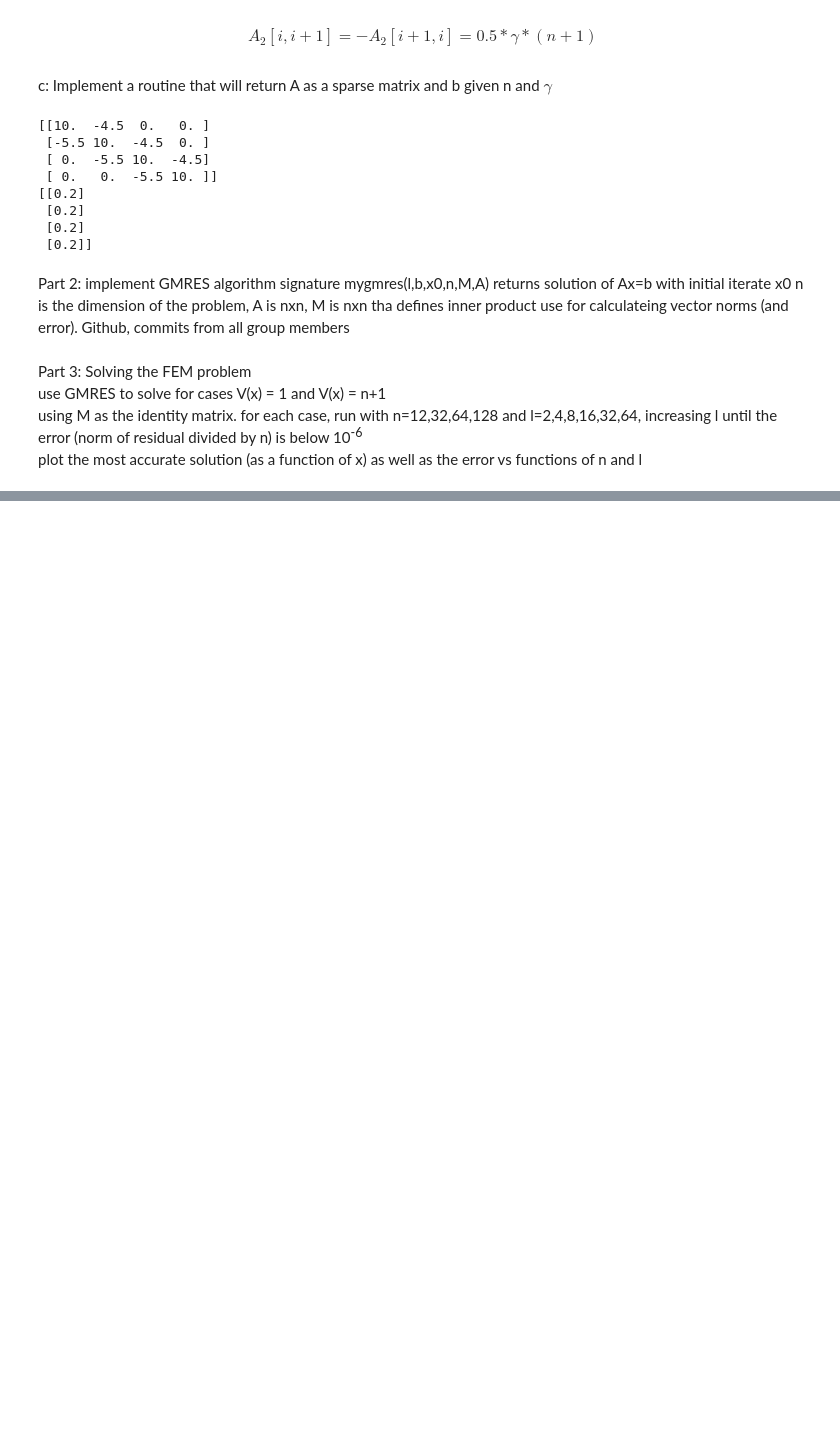
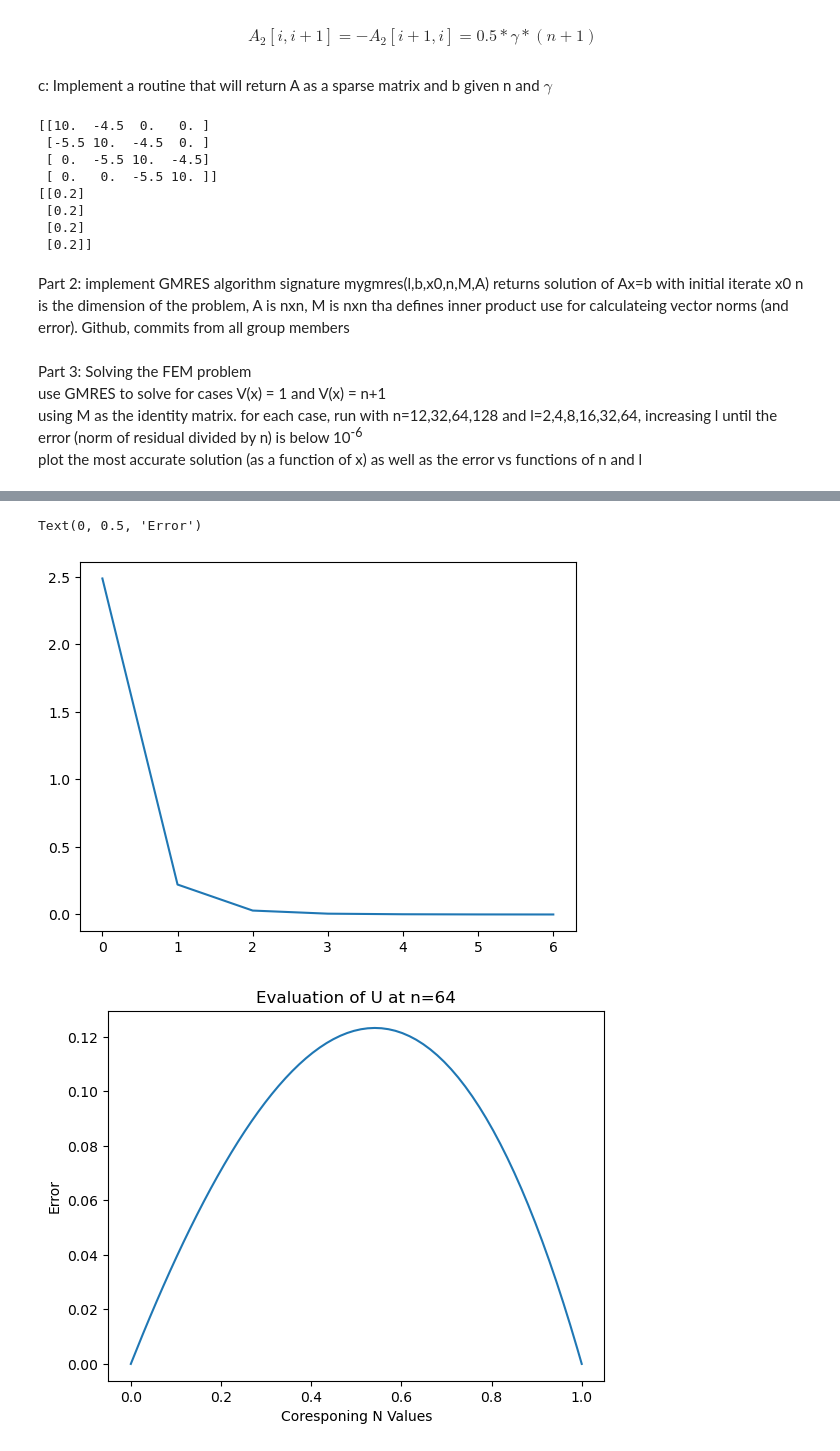
Before and after one commit to BlakePR/LinAlgGroupHw, a Jupyter notebook: report.ipynb, the cells around one changed output, grey strips where cells are left out. Saved outputs shown, nothing was run; the diff lists cells and outputs as text; code cells hidden in the pictures; blank space fills up the shorter version.

```diff
--- a/report.ipynb
+++ b/report.ipynb
@@ -117,0 +169,28 @@ plt.plot(x,y)
+# %%
+import MatGenerator as mg
+n=64
+A = mg.generateA(n,1.)
+B = mg.generateB(n)
+import GMRES as GM
+from importlib import reload
+reload(GM)
+import numpy as np
+
+alg = GM.gmres()
+x0 = np.zeros((n,1))
+x0[5,0] = 1
+x = alg.mygmres(n,B, x0,n,np.eye(n),A)
+err = alg.errors
+
+import matplotlib.pyplot as plt
+plt.figure()
+plt.plot(err)
+print(alg.best_x)
+
+plt.figure()
+x,y = alg.sol_to_xy()
+plt.plot(x,y)
+plt.title("Evaluation of U at n=64")
+plt.xlabel("Coresponing N Values")
+plt.ylabel("Error")
+# %% [output]
@@ -117,0 +214,3 @@ plt.plot(x,y)
+Text(0, 0.5, 'Error')
+[figure, added]
+[figure, added]
```
Also changed, not shown: parts of 4 cells of this notebook.
